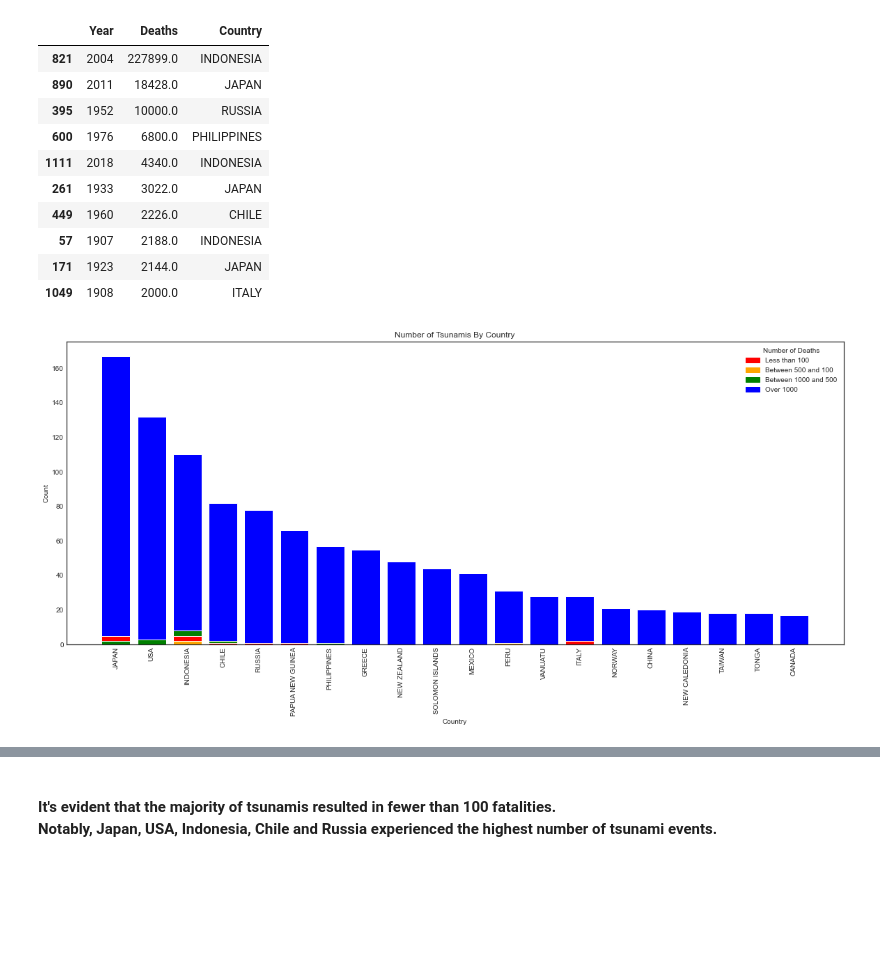
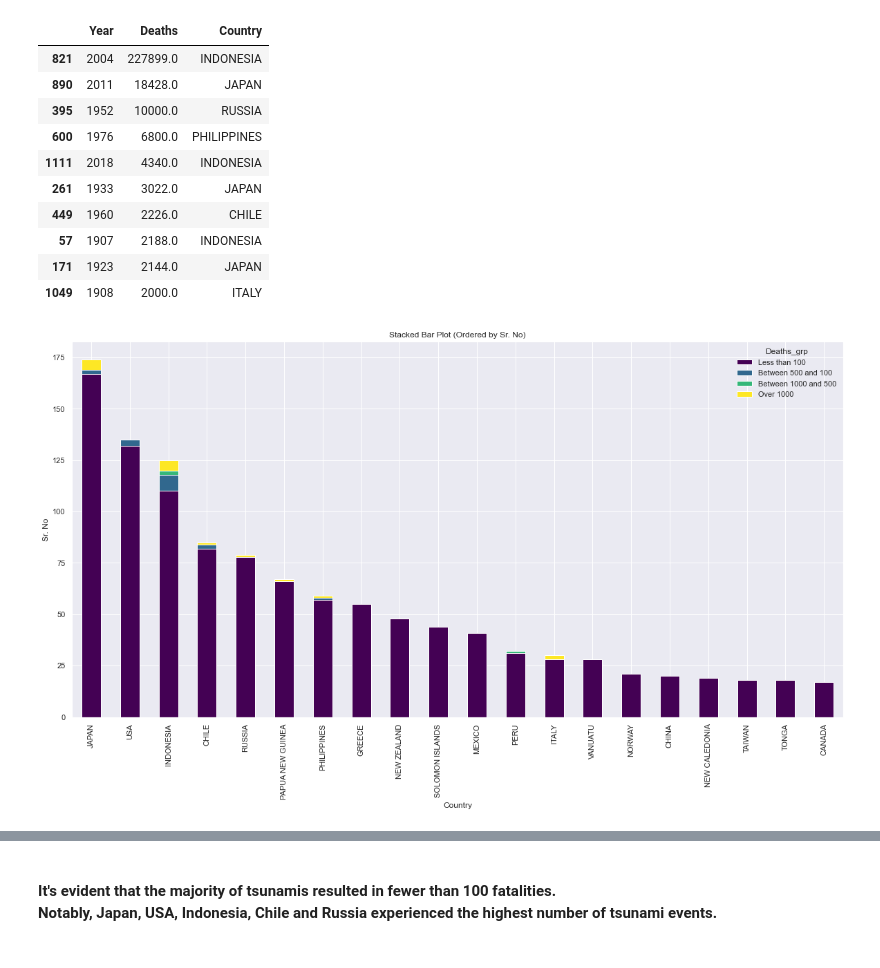
Before and after one commit to Mobrant/Tsunami, a Jupyter notebook: Tsunami analysis.ipynb, the cells around one changed output, grey strips where cells are left out. Cells and saved outputs as stored; diff of their text form; code cells hidden in the pictures; blank space fills up the shorter version.

Commit message:
fixing the stacked barchart

```diff
--- a/Tsunami analysis.ipynb
+++ b/Tsunami analysis.ipynb
@@ -275,36 +275,34 @@ def cat_Deaths(Deaths):
 
 # Apply the function to the Age column using the apply() function
 df['Deaths_grp'] = df['Deaths'].apply(cat_Deaths)
-# %%
-data_cnt_Country=df.groupby(['Country','Deaths_grp'])['Sr.no'].count().sort_values(ascending=False).reset_index()
-data_cnt_Country=data_cnt_Country.loc[data_cnt_Country['Country'].isin(df.groupby(['Country'])['Sr.no'].count().reset_index().nlargest(20,'Sr.no')['Country'])]
-
-color_mapping = {
-    'Over 1000': 'red',
-    'Between 1000 and 500': 'orange',
-    'Between 500 and 100': 'green',
-    'Less than 100': 'blue'
-}
-
-
-# Reorder the 'Deaths_grp' values so that 'blue' is at the bottom
-data_cnt_Country['Deaths_grp'] = pd.Categorical(data_cnt_Country['Deaths_grp'], categories=color_mapping.keys(), ordered=True)
-
-fig, ax = plt.subplots(figsize=(20, 8))
-bars = ax.bar(data_cnt_Country['Country'], data_cnt_Country['Sr.no'], color=[color_mapping[group] for group in data_cnt_Country['Deaths_grp']])
-
-plt.xlabel('Country')
-plt.ylabel('Count')
-plt.title('Number of Tsunamis By Country')
-plt.xticks(rotation=90)
-
-# Reorder the legend labels
-legend_labels = data_cnt_Country['Deaths_grp'].cat.categories[::-1]
-
-# Create a legend for the color encoding
-handles = [plt.Rectangle((0, 0), 1, 1, color=color_mapping[group]) for group in np.flip(legend_labels)
-           ]
-ax.legend(handles, legend_labels, title="Number of Deaths")
-plt.show()
-# %% [output]
-[figure, removed]
+# %%
+data_cnt_Country=df.groupby(['Country','Deaths_grp'])['Sr.no'].count().sort_values(ascending=False).reset_index()
+data_cnt_Country=data_cnt_Country.loc[data_cnt_Country['Country'].isin(df.groupby(['Country'])['Sr.no'].count().reset_index().nlargest(20,'Sr.no')['Country'])]
+
+df_grouped = data_cnt_Country.groupby(["Country", "Deaths_grp"]).sum().reset_index()
+
+# Pivot the grouped DataFrame for plotting
+df_pivot = df_grouped.pivot(index="Country", columns="Deaths_grp", values="Sr.no").fillna(0)
+df_pivot = df_pivot[['Less than 100', 'Between 500 and 100', 'Between 1000 and 500' , 'Over 1000']]
+
+# Calculate the total values in each row and sort the DataFrame
+df_pivot["Total"] = df_pivot.sum(axis=1)
+df_pivot = df_pivot.sort_values(by="Total", ascending=False)
+
+# Drop the Total column as it's only used for sorting
+df_pivot = df_pivot.drop("Total", axis=1)
+
+# Create a stacked bar plot
+ax = df_pivot.plot(kind="bar", stacked=True, colormap="viridis")
+
+
+
+# pass handle & labels lists along with order as below
+# Add labels and title
+plt.xlabel("Country")
+plt.ylabel("Sr. No")
+plt.title("Stacked Bar Plot (Ordered by Sr. No)")
+# Show the plot
+plt.show()
+# %% [output]
+[figure, added]
```
Also changed, not shown: parts of 9 cells of this notebook.
